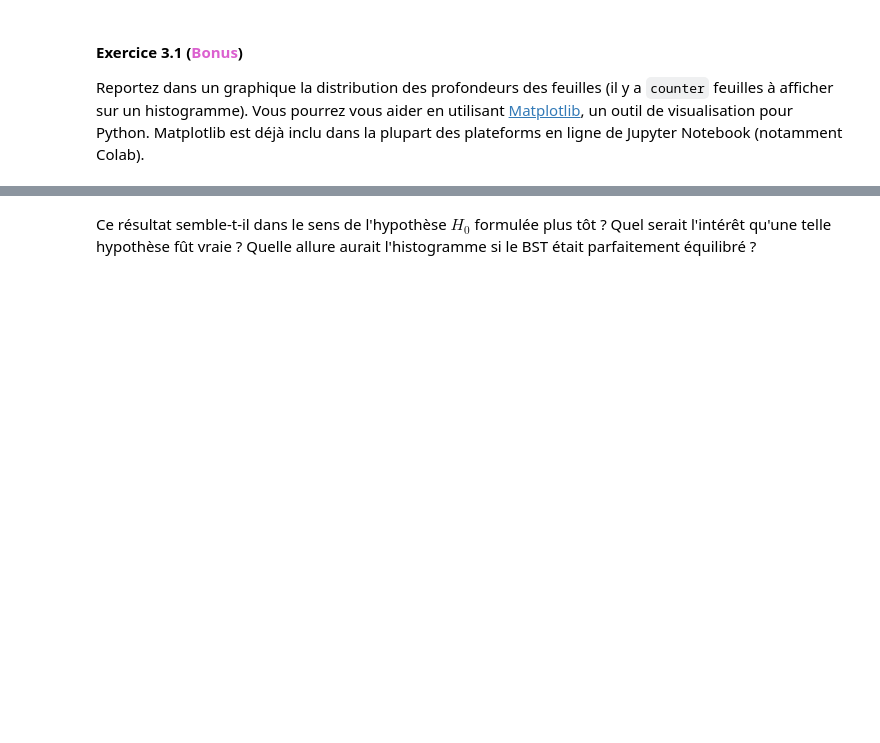
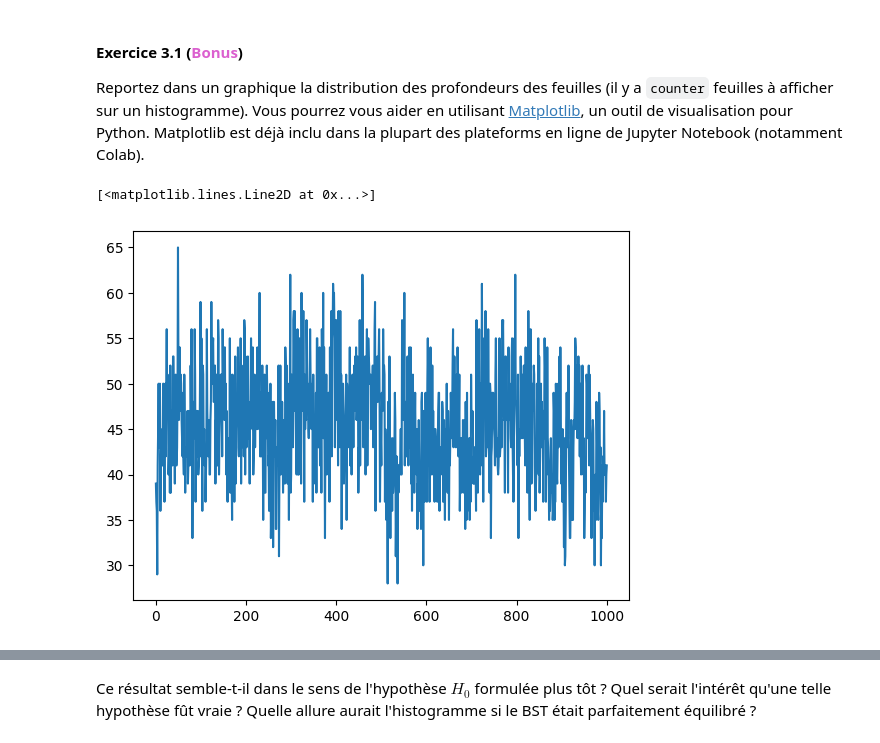
Before and after one commit to darmangerd/data-and-algorithms, a Jupyter notebook: 2024_Serie11_Etud_FR_Radomski_Darmanger.ipynb, the cells around one changed output, grey strips where cells are left out. Saved outputs shown, nothing was run; the diff lists cells and outputs as text; code cells hidden in the pictures; blank space fills up the shorter version.

```diff
--- a/2024_Serie11_Etud_FR_Radomski_Darmanger.ipynb
+++ b/2024_Serie11_Etud_FR_Radomski_Darmanger.ipynb
@@ -129,13 +208,24 @@ Pour vous aider vous pourriez créer un petit fichier texte appelé `depths.txt`
 
 Pour ce faire, vous aurez besoin de deux fonctions récursives : une pour compter les feuilles et une pour trouver la somme des profondeurs de toutes les feuilles. Cette dernière routine doivent accepter un paramètre de type entier (depth), qui indique à quelle profondeur de l'arbre vous êtes allés. Lorsque vous appelez cette routine de manière récursive, la valeur de la profondeur augmente de 1. Vous êtes libre de définir des paramètres additionels, mais la récusivité est exigée pour cet exercice.
 # %%
+def generate_leaf_depths(root: TreeNode[typing.Any], depth: int = 1) -> typing.Generator[int, None, None]:
+    if root.left is None and root.right is None:
+        yield depth
+        return
+
+    if root.left is not None:
+        yield from generate_leaf_depths(root.left, depth + 1)
+
+    if root.right is not None:
+        yield from generate_leaf_depths(root.right, depth + 1)
+
+
 # Fonction qui compte le nombre total de feuilles de manière récursive.
-def count_leaves(root):
-    # A COMPLETER
-    return None
+def count_leaves(root: TreeNode[typing.Any]) -> int:
+    return sum(1 for _ in generate_leaf_depths(root, 1))
+
 
 # Fonction qui calcule la somme des profondeurs de chaque feuille de l'arbre de manière récursive.
-def sum_depth(root, depth, file):
-    # A COMPLETER
-    return None
+def sum_depth(root: TreeNode[typing.Any], depth: int = 1) -> int:
+    return sum(generate_leaf_depths(root, depth))
 # %%
@@ -154,4 +271,16 @@ print(s/counter)
 Reportez dans un graphique la distribution des profondeurs des feuilles (il y a `counter` feuilles à afficher sur un histogramme). Vous pourrez vous aider en utilisant [Matplotlib](https://matplotlib.org/), un outil de visualisation pour Python. Matplotlib est déjà inclu dans la plupart des plateforms en ligne de Jupyter Notebook (notamment Colab).
 # %%
 import matplotlib.pyplot as plt
-# A COMPLETER
+import numpy as np
+
+assert random_tree.root is not None
+
+leaf_count = count_leaves(random_tree.root)
+leaf_depths = list(generate_leaf_depths(random_tree.root, 1))
+
+leaf_index = np.arange(leaf_count)
+
+plt.plot(leaf_index, leaf_depths)
+# %% [output]
+[<matplotlib.lines.Line2D at 0x...>]
+[figure, added]
```
Also changed, not shown: parts of 14 cells of this notebook.
